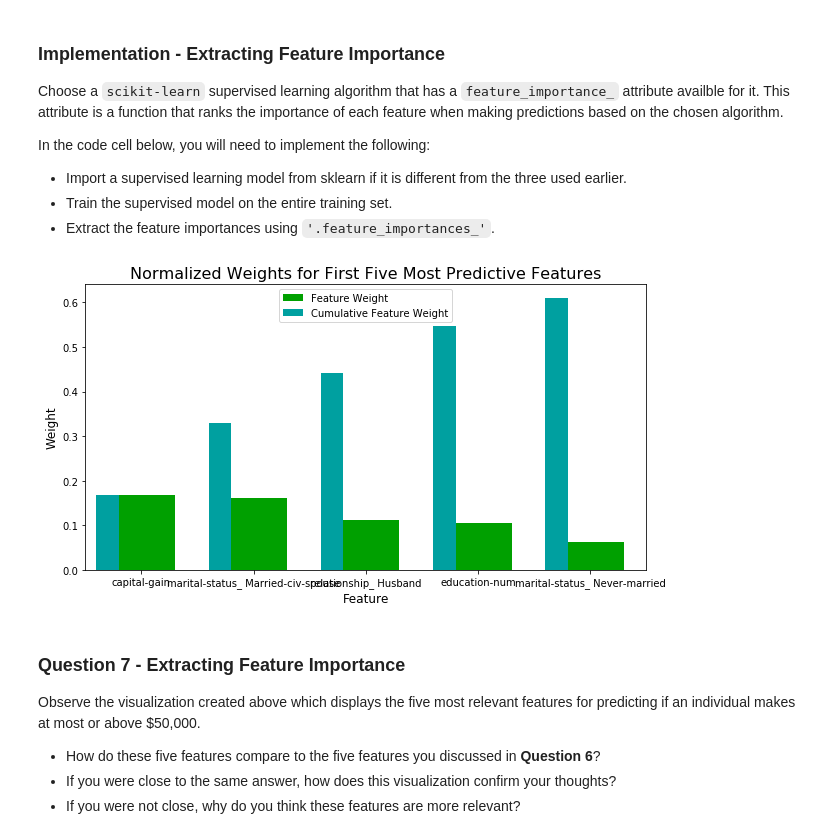
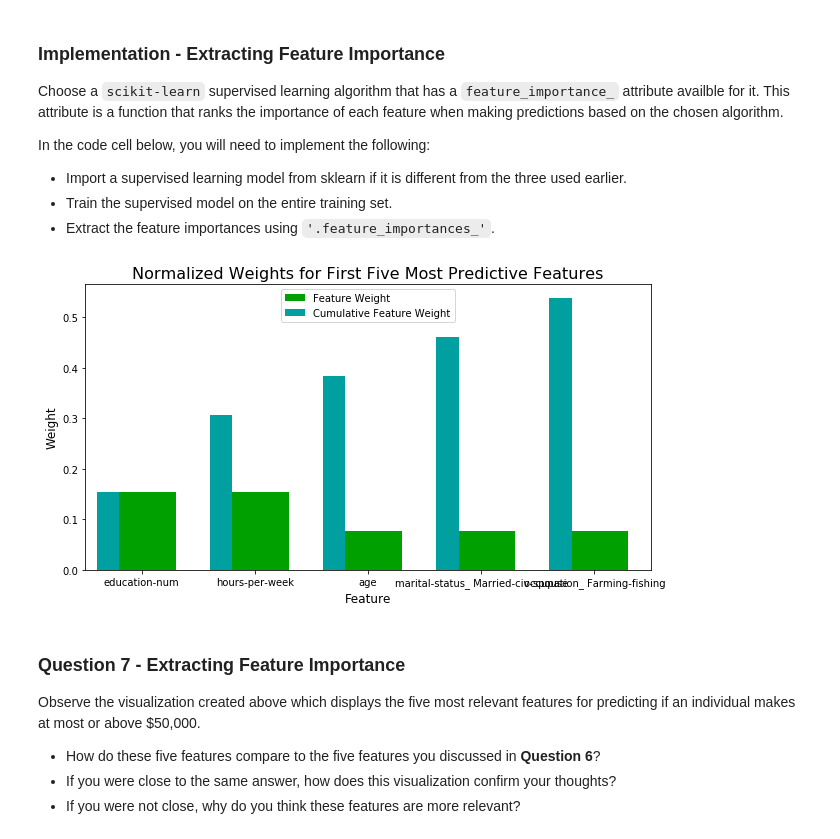
Before and after one commit to mnshr/Udacity-ML, a Jupyter notebook: finding_donors/finding_donors.ipynb, the cells around one changed output. Drawn from its saved outputs; the diff is of its cells as text; code cells hidden in the pictures.

```diff
--- a/finding_donors/finding_donors.ipynb
+++ b/finding_donors/finding_donors.ipynb
@@ -639,21 +674,21 @@ In the code cell below, you will need to implement the following:
  - Extract the feature importances using `'.feature_importances_'`.
 # %%
 import visuals as vs
-from sklearn.ensemble import RandomForestClassifier
+from sklearn.ensemble import AdaBoostClassifier
 
 # TODO: Import a supervised learning model that has 'feature_importances_'
-clf = RandomForestClassifier(min_samples_split=8, n_estimators=20, criterion='gini',max_depth=10 )
+clf_ada = AdaBoostClassifier(n_estimators=13)
 
 # TODO: Train the supervised model on the training set using .fit(X_train, y_train)
-model = clf.fit(X_train, y_train)
+mdl_ada = clf_ada.fit(X_train, y_train_50Kp)
 
 # TODO: Extract the feature importances using .feature_importances_
-importances = importances = model.feature_importances_
+importances_ada = clf_ada.feature_importances_
 
 # Plot
-vs.feature_plot(importances, X_train, y_train)
+vs.feature_plot(importances_ada, X_train, y_train_50Kp)
 # %% [output]
-[figure, old version]
+[figure, new version]
 # %% [markdown]
 ### Question 7 - Extracting Feature Importance
 
```
Also changed, not shown: parts of 20 cells of this notebook.
